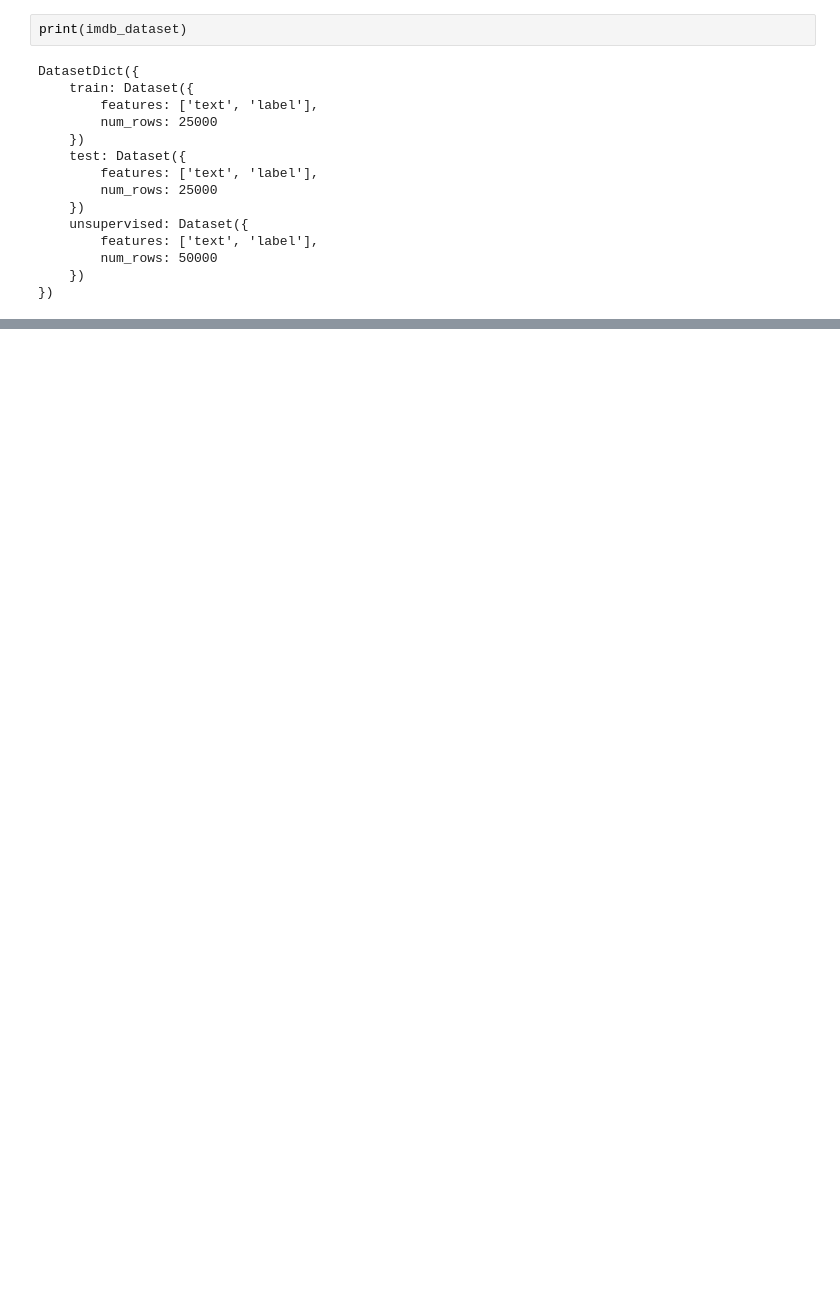
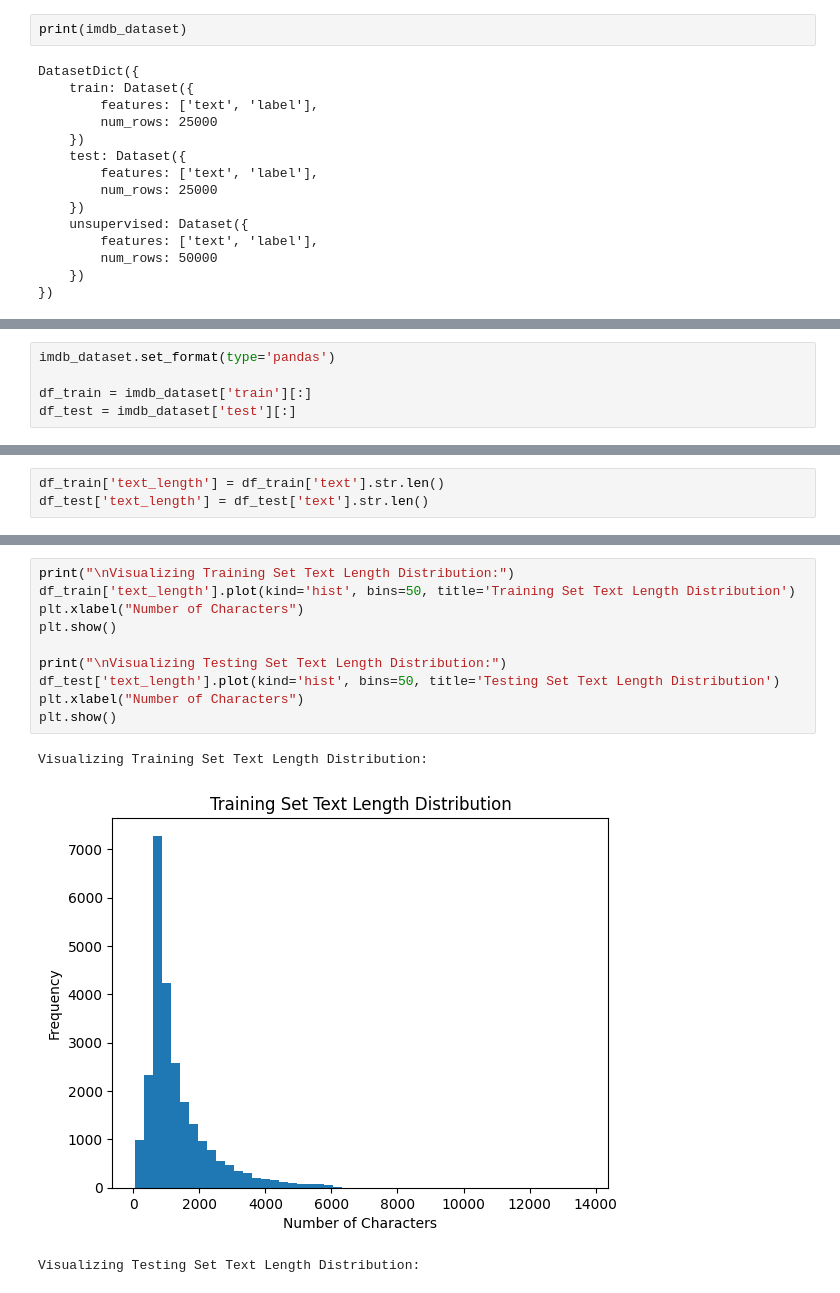
Before and after one commit to r4njith-kali/sentiment-analysis-bert, a Jupyter notebook: notebooks/01_data_exploration.ipynb, the cells around one changed output, grey strips where cells are left out. Cells and saved outputs as stored; diff of their text form; blank space fills up the shorter version.

```diff
--- a/notebooks/01_data_exploration.ipynb
+++ b/notebooks/01_data_exploration.ipynb
@@ -43,0 +56,5 @@ print(imdb_dataset["train"][1862])
+# %%
+imdb_dataset.set_format(type='pandas')
+
+df_train = imdb_dataset['train'][:]
+df_test = imdb_dataset['test'][:]
@@ -43,0 +75,3 @@ print(imdb_dataset["train"][1862])
+# %%
+df_train['text_length'] = df_train['text'].str.len()
+df_test['text_length'] = df_test['text'].str.len()
@@ -43,0 +100,14 @@ print(imdb_dataset["train"][1862])
+# %%
+print("\nVisualizing Training Set Text Length Distribution:")
+df_train['text_length'].plot(kind='hist', bins=50, title='Training Set Text Length Distribution')
+plt.xlabel("Number of Characters")
+plt.show()
+
+print("\nVisualizing Testing Set Text Length Distribution:")
+df_test['text_length'].plot(kind='hist', bins=50, title='Testing Set Text Length Distribution')
+plt.xlabel("Number of Characters")
+plt.show()
+# %% [output]
+Visualizing Training Set Text Length Distribution:
+[figure, added]
+Visualizing Testing Set Text Length Distribution:
```
Also changed, not shown: parts of 12 cells of this notebook.
